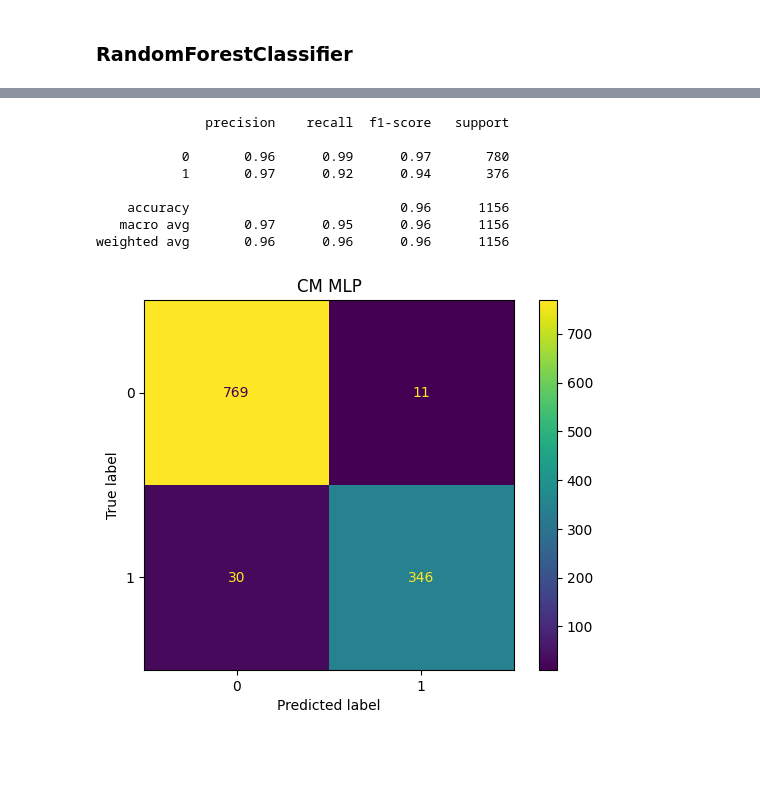
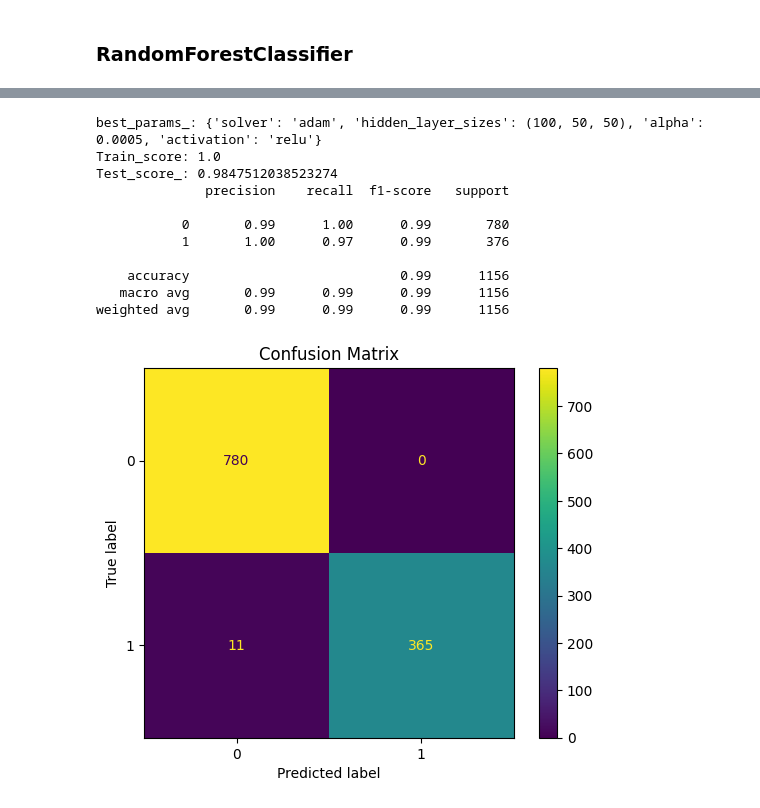
Before and after one commit to ferandmag/NLP_mail_spam, a Jupyter notebook: mail_spam.ipynb, the cells around one changed output, grey strips where cells are left out. Saved outputs shown, nothing was run; the diff lists cells and outputs as text; code cells hidden in the pictures; blank space fills up the shorter version.

```diff
--- a/mail_spam.ipynb
+++ b/mail_spam.ipynb
@@ -246,23 +218,39 @@ test_score: 0.9852663406622121
-# %%
-# classification report test
-y_test_pred_mlp = grid_mlp.best_estimator_.predict(X_test_prep)
-cr_mlp = classification_report(y_test, y_test_pred_mlp)
-print(cr)
-# %% [output]
-              precision    recall  f1-score   support
-
-           0       0.96      0.99      0.97       780
-           1       0.97      0.92      0.94       376
-
-    accuracy                           0.96      1156
-   macro avg       0.97      0.95      0.96      1156
-weighted avg       0.96      0.96      0.96      1156
-# %%
-# confusion matrix
-cm_mlp = confusion_matrix(y_test, y_test_pred_mlp)
-disp_mlp = ConfusionMatrixDisplay(cm_mlp)
-disp.plot()
-plt.title('CM MLP')
-plt.show()
-# %% [output]
-[figure, removed]
+# %%
+# GridSearchCV MLP
+
+mlp = MLPClassifier(n_iter_no_change=5, random_state=42)
+
+param_grid = {
+            'alpha': [0.0001, 0.0005, 0.01],
+            'hidden_layer_sizes': [(50, 25, 25), (100, 50, 50)],
+            'activation': ['relu'],
+            'solver': ['adam']
+            }
+
+grid_mlp = RandomizedSearchCV(estimator=mlp,
+                            param_distributions=param_grid,
+                            scoring='balanced_accuracy',
+                            n_jobs=-1,
+                            cv=skf,
+                            return_train_score=True,
+                            )
+
+grid_mlp.fit(X_train_prep, y_train)
+
+df_mlp = pd.DataFrame(grid_mlp.cv_results_)
+
+# report
+report(X_test_prep, y_test, grid_mlp, df_mlp)
+# %% [output]
+best_params_: {'solver': 'adam', 'hidden_layer_sizes': (100, 50, 50), 'alpha': 0.0005, 'activation': 'relu'}
+Train_score: 1.0
+Test_score_: 0.9847512038523274
+              precision    recall  f1-score   support
+
+           0       0.99      1.00      0.99       780
+           1       1.00      0.97      0.99       376
+
+    accuracy                           0.99      1156
+   macro avg       0.99      0.99      0.99      1156
+weighted avg       0.99      0.99      0.99      1156
+[figure, added]
```
Also changed, not shown: parts of 6 cells of this notebook.
